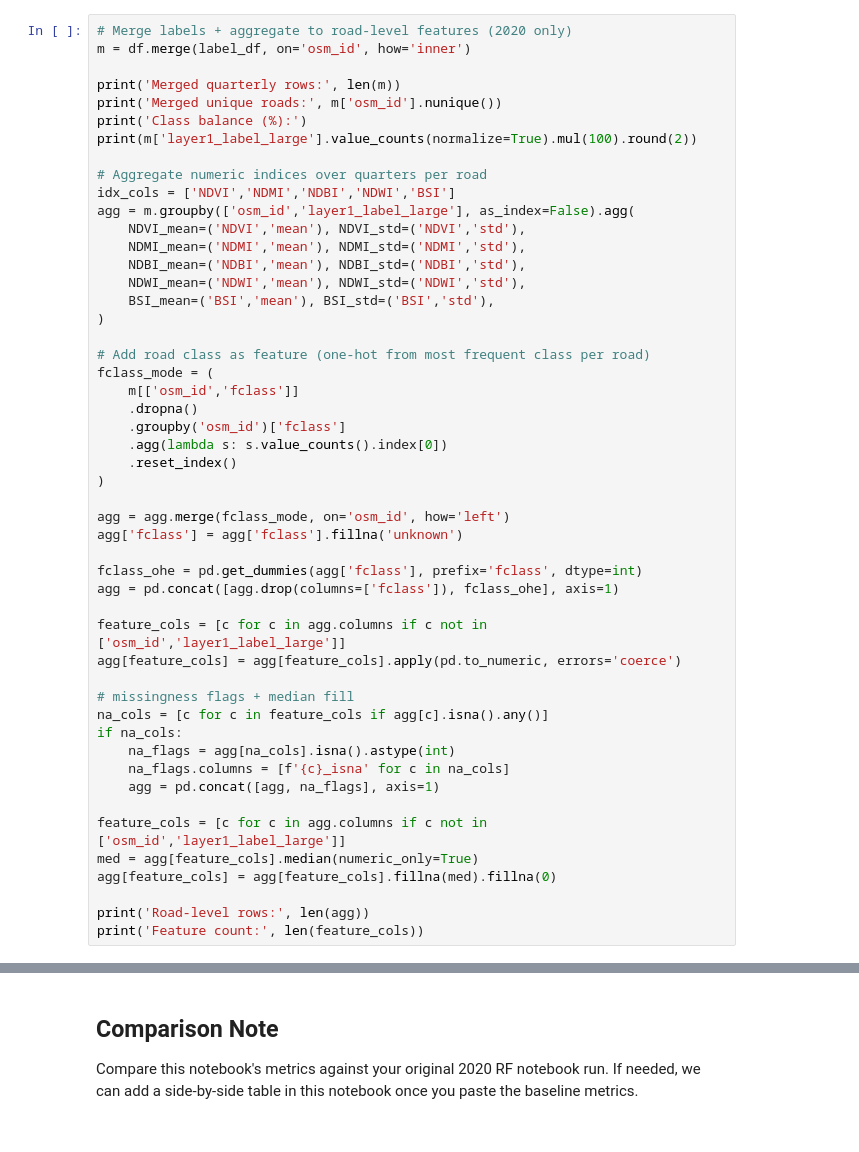
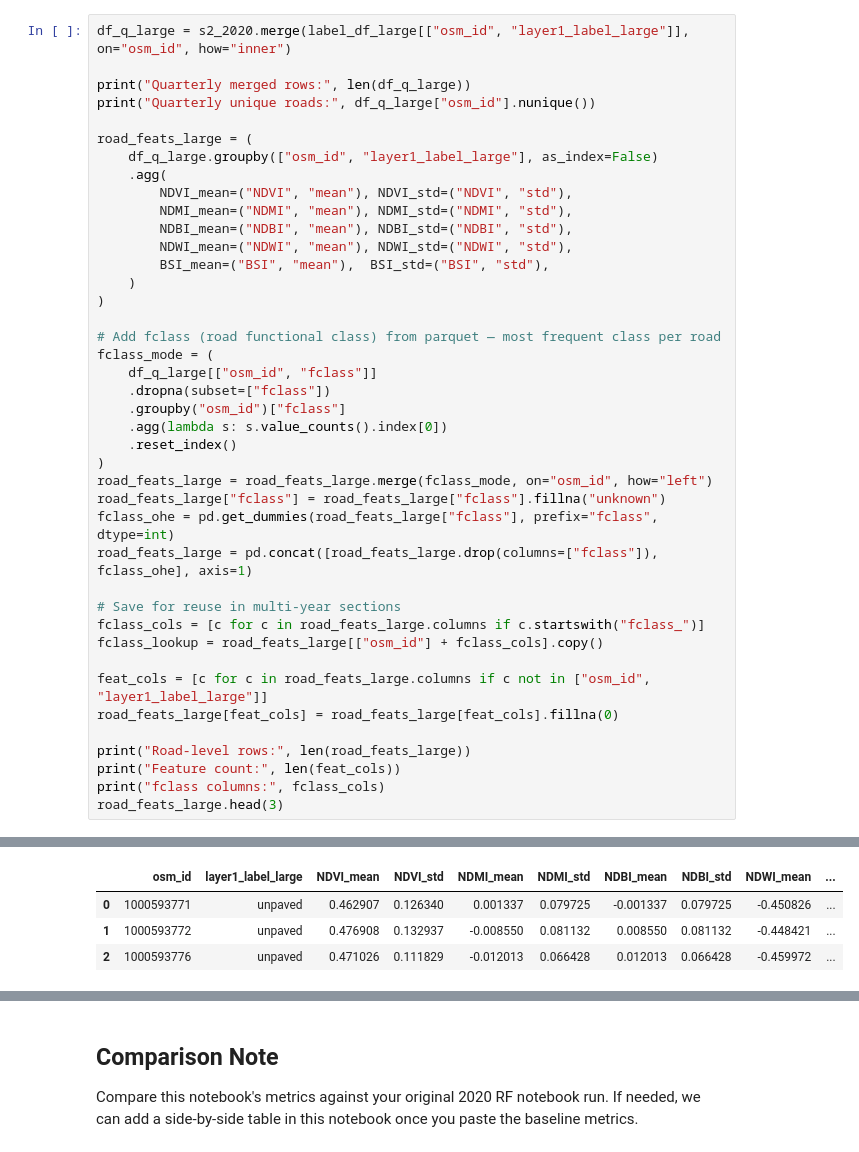
Before and after one commit to tsl-imperial/Sentinel-FYP, a Jupyter notebook: notebooks/testlayer1.ipynb, the cells around one changed output, grey strips where cells are left out. Cells and saved outputs as stored; diff of their text form.

Commit message:
update layer1 notebooks

```diff
--- a/notebooks/testlayer1.ipynb
+++ b/notebooks/testlayer1.ipynb
@@ -123,51 +134,42 @@ Name: count, dtype: int64
 # %%
-# Merge labels + aggregate to road-level features (2020 only)
-m = df.merge(label_df, on='osm_id', how='inner')
+df_q_large = s2_2020.merge(label_df_large[["osm_id", "layer1_label_large"]], on="osm_id", how="inner")
 
-print('Merged quarterly rows:', len(m))
-print('Merged unique roads:', m['osm_id'].nunique())
-print('Class balance (%):')
-print(m['layer1_label_large'].value_counts(normalize=True).mul(100).round(2))
+print("Quarterly merged rows:", len(df_q_large))
+print("Quarterly unique roads:", df_q_large["osm_id"].nunique())
 
-# Aggregate numeric indices over quarters per road
-idx_cols = ['NDVI','NDMI','NDBI','NDWI','BSI']
-agg = m.groupby(['osm_id','layer1_label_large'], as_index=False).agg(
-    NDVI_mean=('NDVI','mean'), NDVI_std=('NDVI','std'),
-    NDMI_mean=('NDMI','mean'), NDMI_std=('NDMI','std'),
-    NDBI_mean=('NDBI','mean'), NDBI_std=('NDBI','std'),
-    NDWI_mean=('NDWI','mean'), NDWI_std=('NDWI','std'),
-    BSI_mean=('BSI','mean'), BSI_std=('BSI','std'),
+road_feats_large = (
+    df_q_large.groupby(["osm_id", "layer1_label_large"], as_index=False)
+    .agg(
+        NDVI_mean=("NDVI", "mean"), NDVI_std=("NDVI", "std"),
+        NDMI_mean=("NDMI", "mean"), NDMI_std=("NDMI", "std"),
+        NDBI_mean=("NDBI", "mean"), NDBI_std=("NDBI", "std"),
+        NDWI_mean=("NDWI", "mean"), NDWI_std=("NDWI", "std"),
+        BSI_mean=("BSI", "mean"),  BSI_std=("BSI", "std"),
+    )
 )
 
-# Add road class as feature (one-hot from most frequent class per road)
+# Add fclass (road functional class) from parquet — most frequent class per road
 fclass_mode = (
-    m[['osm_id','fclass']]
-    .dropna()
-    .groupby('osm_id')['fclass']
+    df_q_large[["osm_id", "fclass"]]
+    .dropna(subset=["fclass"])
+    .groupby("osm_id")["fclass"]
     .agg(lambda s: s.value_counts().index[0])
     .reset_index()
 )
+road_feats_large = road_feats_large.merge(fclass_mode, on="osm_id", how="left")
+road_feats_large["fclass"] = road_feats_large["fclass"].fillna("unknown")
+fclass_ohe = pd.get_dummies(road_feats_large["fclass"], prefix="fclass", dtype=int)
+road_feats_large = pd.concat([road_feats_large.drop(columns=["fclass"]), fclass_ohe], axis=1)
 
-agg = agg.merge(fclass_mode, on='osm_id', how='left')
-agg['fclass'] = agg['fclass'].fillna('unknown')
+# Save for reuse in multi-year sections
+fclass_cols = [c for c in road_feats_large.columns if c.startswith("fclass_")]
+fclass_lookup = road_feats_large[["osm_id"] + fclass_cols].copy()
 
-fclass_ohe = pd.get_dummies(agg['fclass'], prefix='fclass', dtype=int)
-agg = pd.concat([agg.drop(columns=['fclass']), fclass_ohe], axis=1)
+feat_cols = [c for c in road_feats_large.columns if c not in ["osm_id", "layer1_label_large"]]
+road_feats_large[feat_cols] = road_feats_large[feat_cols].fillna(0)
 
-feature_cols = [c for c in agg.columns if c not in ['osm_id','layer1_label_large']]
-agg[feature_cols] = agg[feature_cols].apply(pd.to_numeric, errors='coerce')
-
-# missingness flags + median fill
-na_cols = [c for c in feature_cols if agg[c].isna().any()]
-if na_cols:
-    na_flags = agg[na_cols].isna().astype(int)
-    na_flags.columns = [f'{c}_isna' for c in na_cols]
-    agg = pd.concat([agg, na_flags], axis=1)
-
-feature_cols = [c for c in agg.columns if c not in ['osm_id','layer1_label_large']]
-med = agg[feature_cols].median(numeric_only=True)
-agg[feature_cols] = agg[feature_cols].fillna(med).fillna(0)
-
-print('Road-level rows:', len(agg))
-print('Feature count:', len(feature_cols))
+print("Road-level rows:", len(road_feats_large))
+print("Feature count:", len(feat_cols))
+print("fclass columns:", fclass_cols)
+road_feats_large.head(3)
 # %% [output]
@@ -183 +181,5 @@ Feature count: 27
+|  | osm_id | layer1_label_large | NDVI_mean | NDVI_std | NDMI_mean | NDMI_std | NDBI_mean | NDBI_std | NDWI_mean | ... |
+| 0 | 1000593771 | unpaved | 0.462907 | 0.126340 | 0.001337 | 0.079725 | -0.001337 | 0.079725 | -0.450826 | ... |
+| 1 | 1000593772 | unpaved | 0.476908 | 0.132937 | -0.008550 | 0.081132 | 0.008550 | 0.081132 | -0.448421 | ... |
+| 2 | 1000593776 | unpaved | 0.471026 | 0.111829 | -0.012013 | 0.066428 | 0.012013 | 0.066428 | -0.459972 | ... |
 # %%
```
Also changed, not shown: parts of 15 cells of this notebook, 2 other files.
